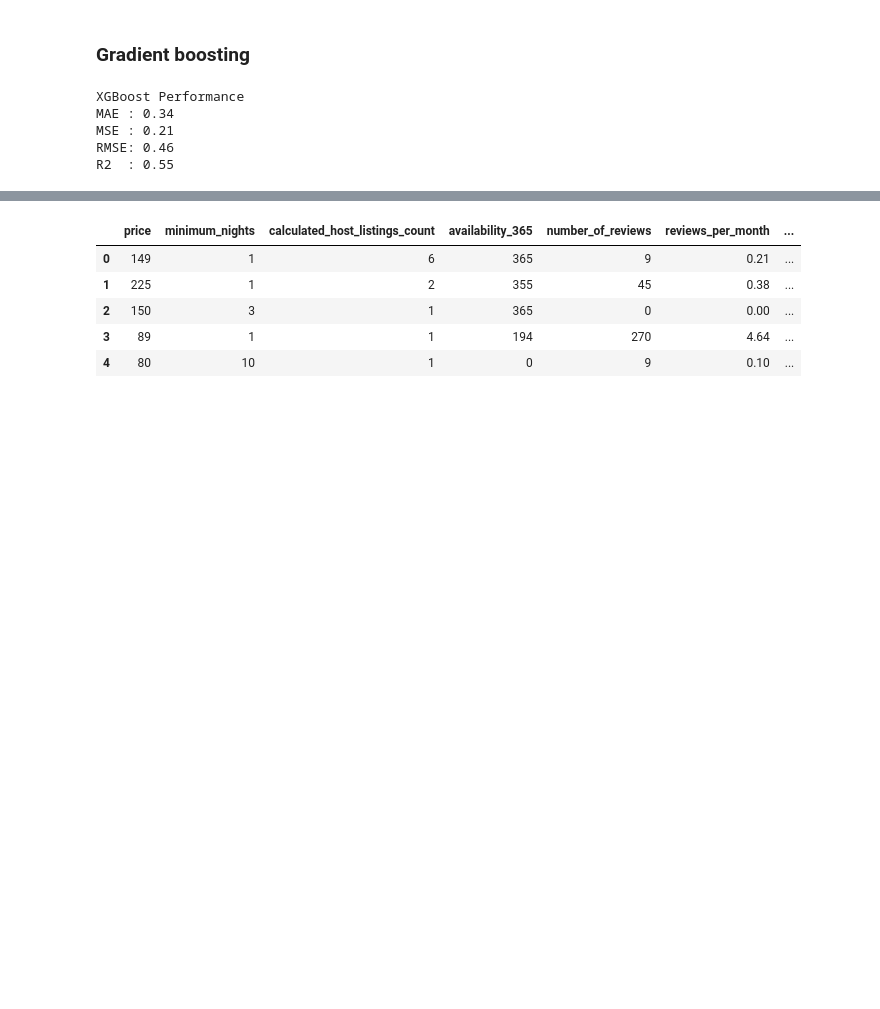
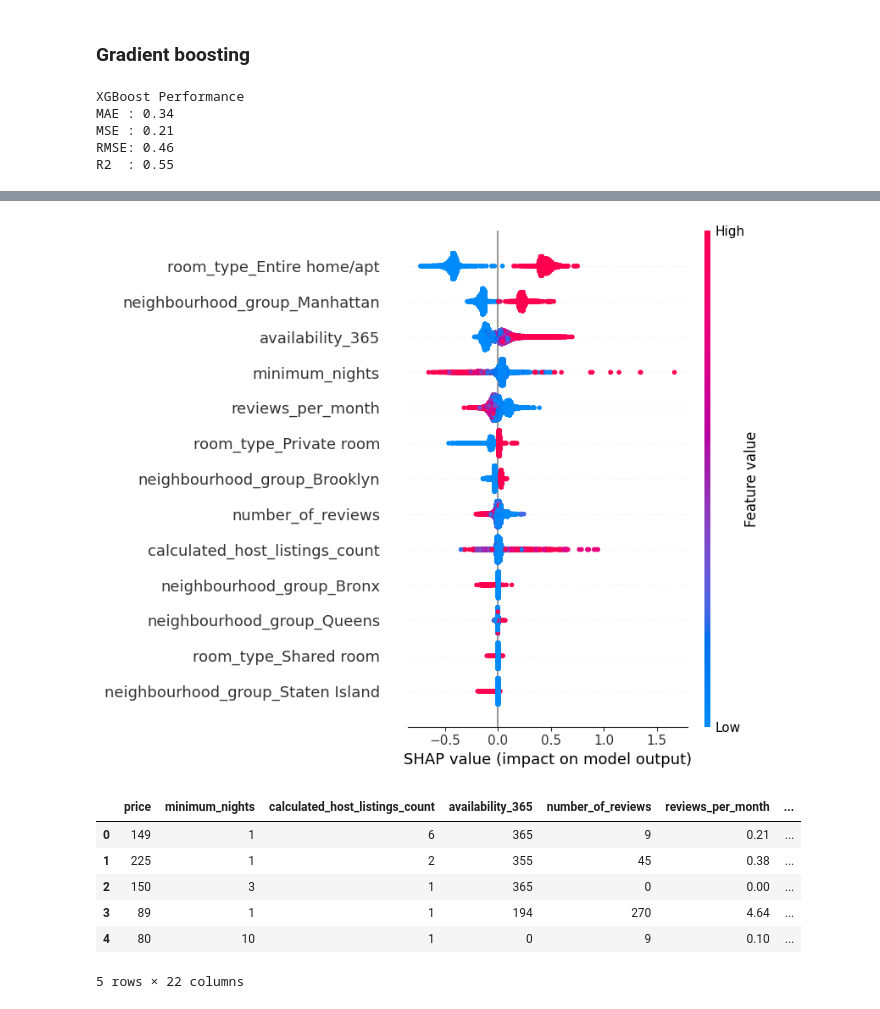
Before and after one commit to Ani-404/NYC-Airbnb, a Jupyter notebook: notebooks/colab.ipynb, the cells around one changed output, grey strips where cells are left out. Cells and saved outputs as stored; diff of their text form; code cells hidden in the pictures; blank space fills up the shorter version.

```diff
--- a/notebooks/colab.ipynb
+++ b/notebooks/colab.ipynb
@@ -458,3 +458,12 @@ Test  R2: 0.5532048810709441
+# %%
+import shap
+
+explainer = shap.TreeExplainer(best_xgb)
+shap_values = explainer.shap_values(X_train)
+
+shap.summary_plot(shap_values, X_train)
+# %% [output]
+[figure, added]
 # %%
 new_df['latitude'] = df['latitude']
 new_df['longitude'] = df['longitude']
@@ -462,6 +471,7 @@ new_df['availability_ratio'] = df['availability_365'] / 365
 new_df["log_minimum_nights"] = np.log1p(df["minimum_nights"])
 new_df["log_number_of_reviews"] = np.log1p(df["number_of_reviews"])
 new_df["log_reviews_per_month"] = np.log1p(df["reviews_per_month"])
+new_df["booking_pressure"] = (df["reviews_per_month"] / (df["availability_365"] + 1))
 new_df.head()
 # %% [output]
 |  | price | minimum_nights | calculated_host_listings_count | availability_365 | number_of_reviews | reviews_per_month | ... |
@@ -470,6 +480,7 @@ new_df.head()
 | 2 | 150 | 3 | 1 | 365 | 0 | 0.00 | ... |
 | 3 | 89 | 1 | 1 | 194 | 270 | 4.64 | ... |
 | 4 | 80 | 10 | 1 | 0 | 9 | 0.10 | ... |
+5 rows × 22 columns
 # %%
 X = new_df.drop('price', axis=1)
 y = y = np.log1p(new_df["price"])
```
Also changed, not shown: parts of 2 cells of this notebook.
